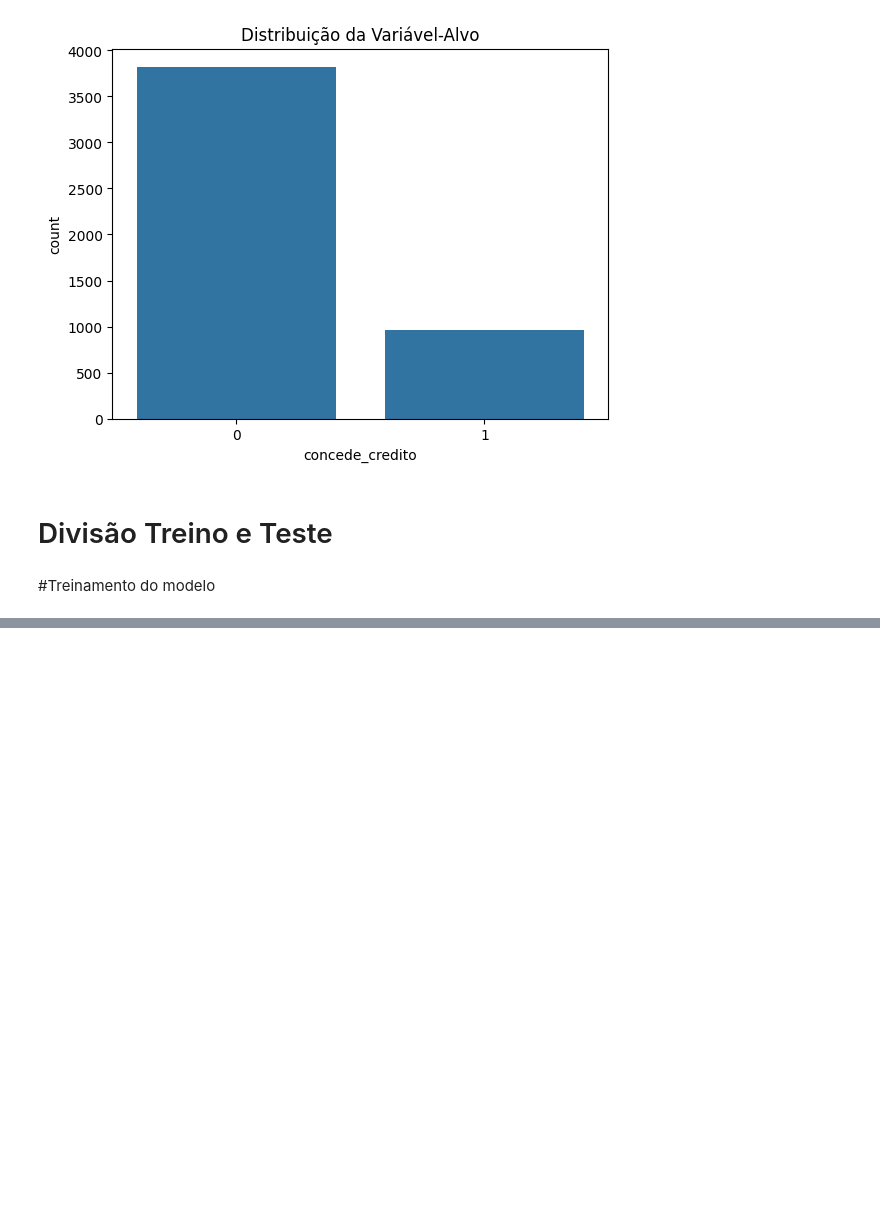
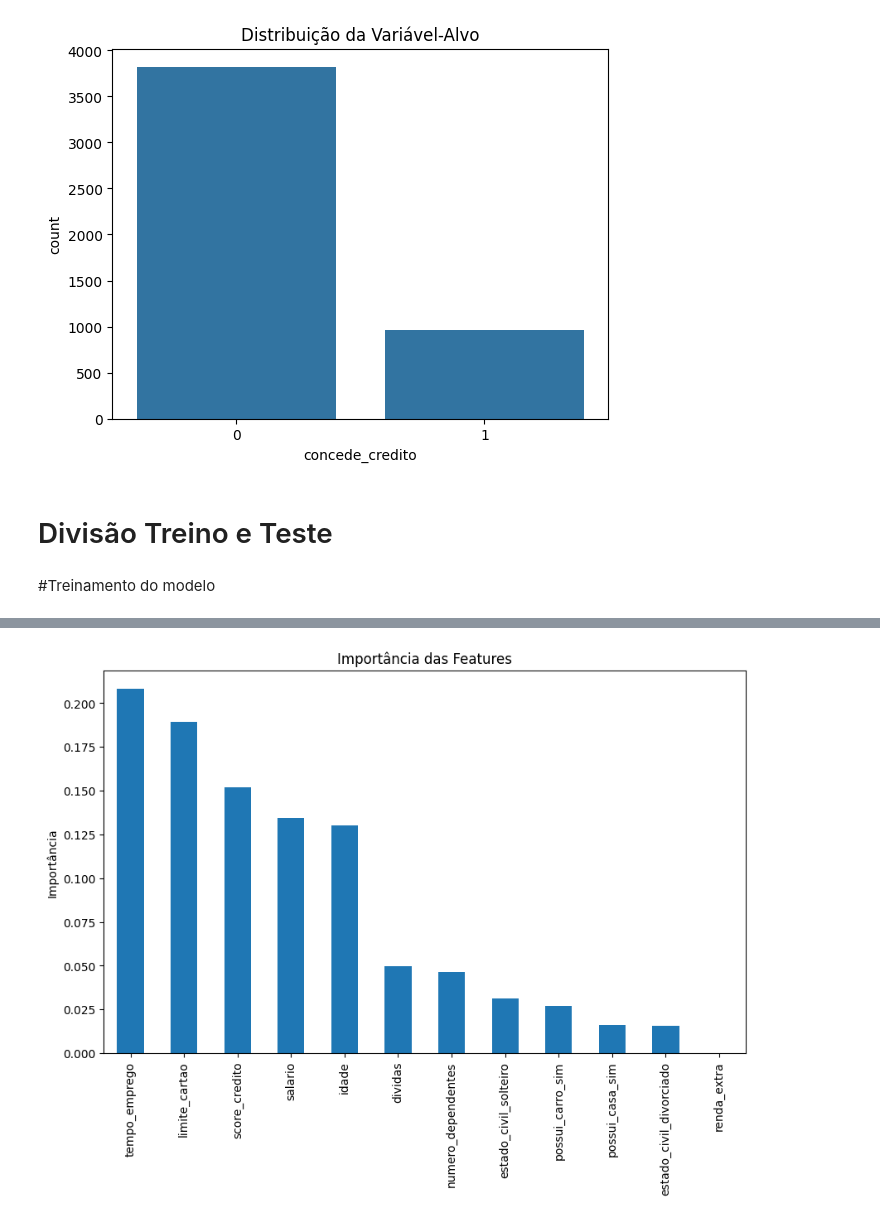
Before and after one commit to barros-bianca/Itau-Analise-de-Credito, a Jupyter notebook: Arvore_decisao_v3.ipynb, the cells around one changed output, grey strips where cells are left out. Cells and saved outputs as stored; diff of their text form; code cells hidden in the pictures; blank space fills up the shorter version.

```diff
--- a/Arvore_decisao_v3.ipynb
+++ b/Arvore_decisao_v3.ipynb
@@ -231,0 +232,12 @@ accuracy_tree
+# %%
+# Visualizar a importância das features
+importances = model_tree.feature_importances_
+feature_importance = pd.Series(importances, index=x.columns).sort_values(ascending=False)
+
+# Plotando a importância das features
+feature_importance.plot(kind='bar', figsize=(10, 6))
+plt.title('Importância das Features')
+plt.ylabel('Importância')
+plt.show()
+# %% [output]
+[figure, added]
```
Also changed, not shown: parts of 1 cell of this notebook.
